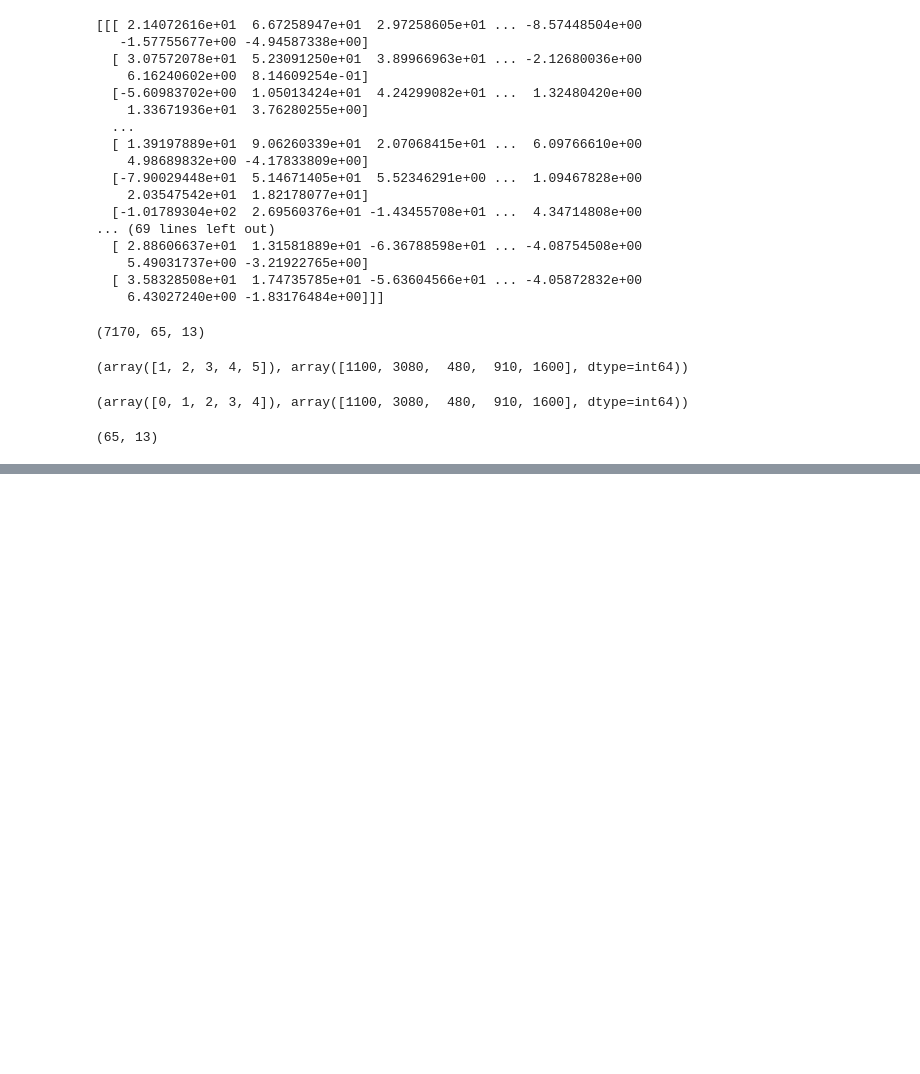
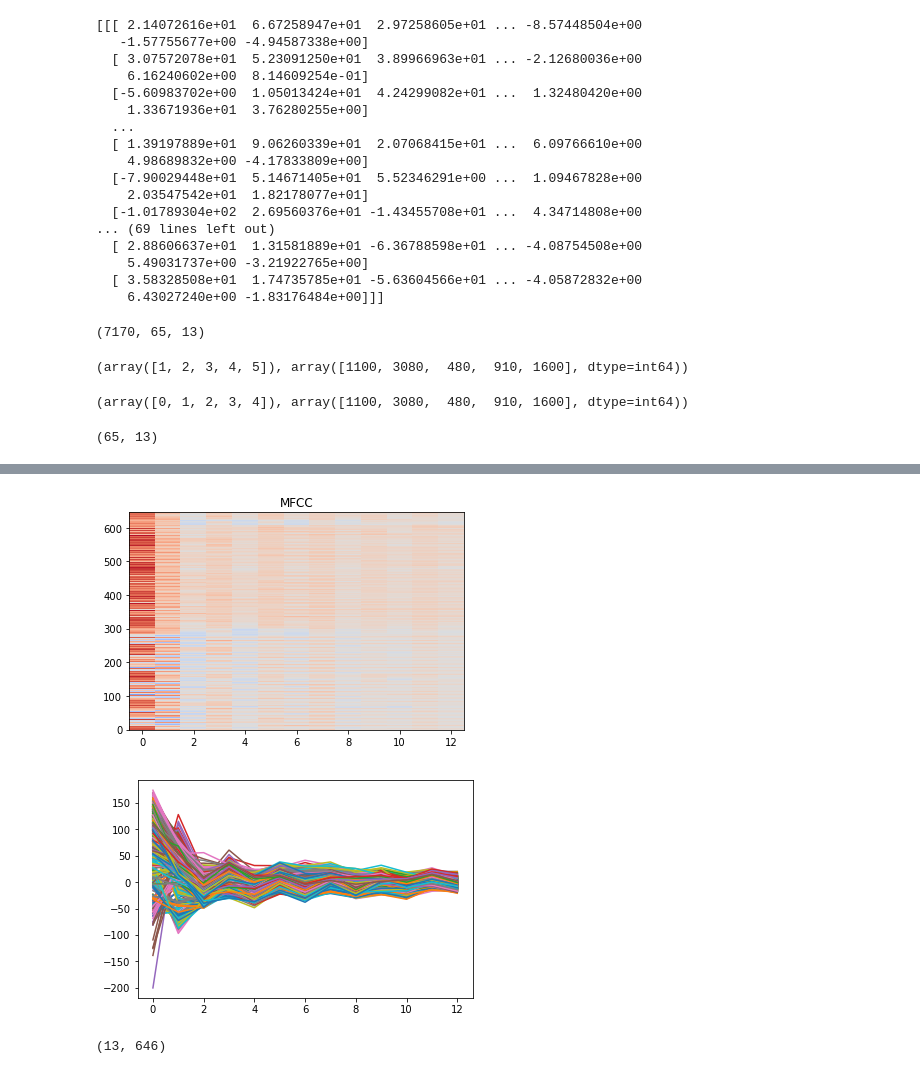
Before and after one commit to akriptonn/aidj, a Jupyter notebook: scripts/Untitled.ipynb, the cells around one changed output, grey strips where cells are left out. Drawn from its saved outputs; the diff is of its cells as text; code cells hidden in the pictures; blank space fills up the shorter version.

```diff
--- a/scripts/Untitled.ipynb
+++ b/scripts/Untitled.ipynb
@@ -305,0 +296,32 @@ plt.show()
+# %%
+signal, sr = librosa.load("../raw_dataset/files/BIG ROOM/01 Agus Zack _ Devbanz - Workout (Extended M.mp3") # len(signal) = 661794  # sr is 22050 by default
+# %%
+signal.shape[0]
+mfcc = librosa.feature.mfcc(signal[0 : 22050*30],
+                                                   sr = 22050,
+                                                   n_fft = 4084,
+                                                   n_mfcc = 13,
+                                                   hop_length = 1024)
+import matplotlib.pyplot as plt
+import numpy as np
+from matplotlib import cm
+
+# (rate,sig) = wav.read("file.wav")
+mfcc_feat = mfcc
+
+ig, ax = plt.subplots()
+mfcc_data= np.swapaxes(mfcc_feat, 0 ,1)
+cax = ax.imshow(mfcc_data, interpolation='nearest', cmap=cm.coolwarm, origin='lower', aspect='auto')
+ax.set_title('MFCC')
+#Showing mfcc_data
+plt.show()
+#Showing mfcc_feat
+plt.plot(mfcc_feat)
+plt.show()
+# %% [output]
+[figure, added]
+[figure, added]
+# %%
+mfcc.shape
+# %% [output]
+(13, 646)
```
Also changed, not shown: parts of 11 cells of this notebook.
